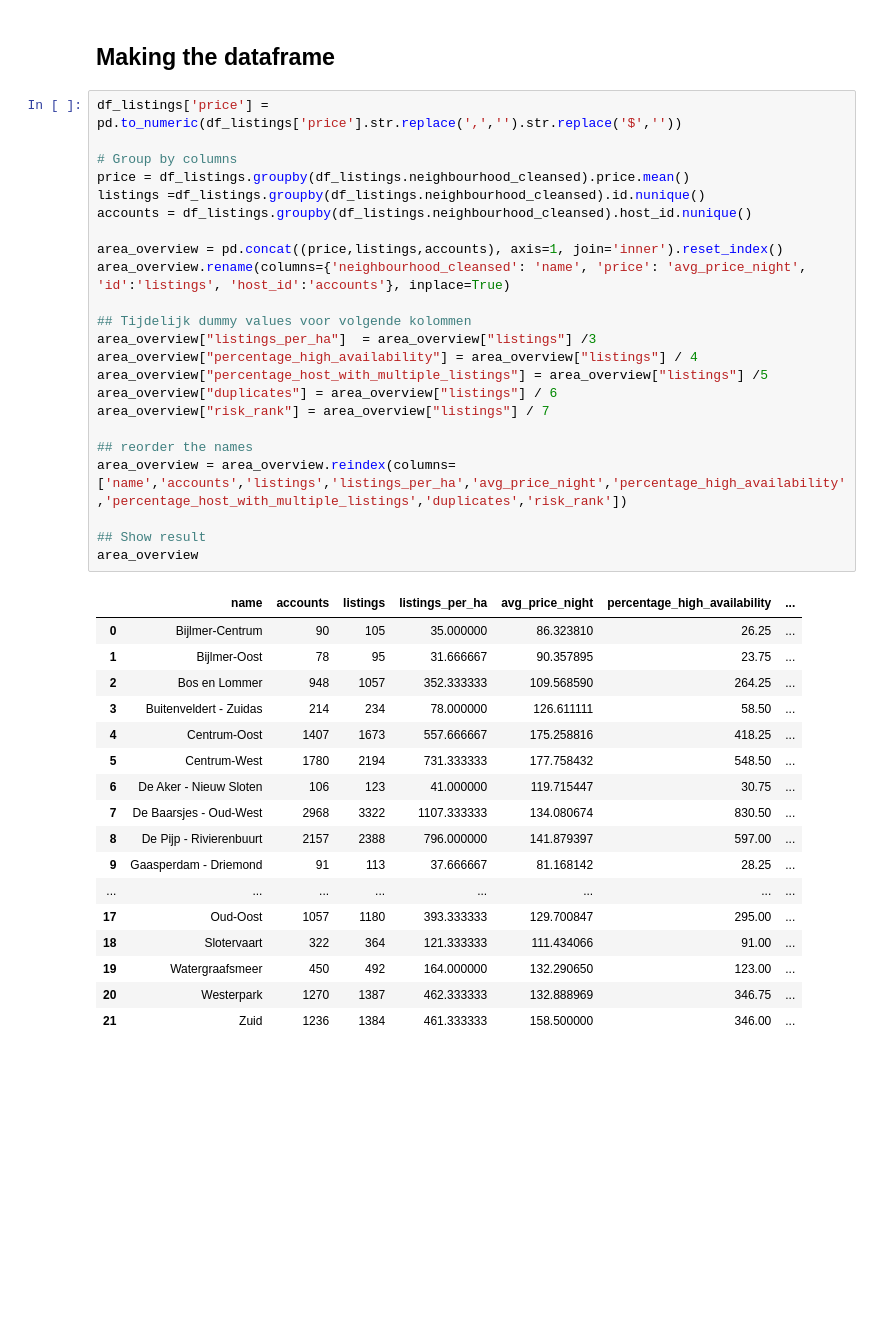
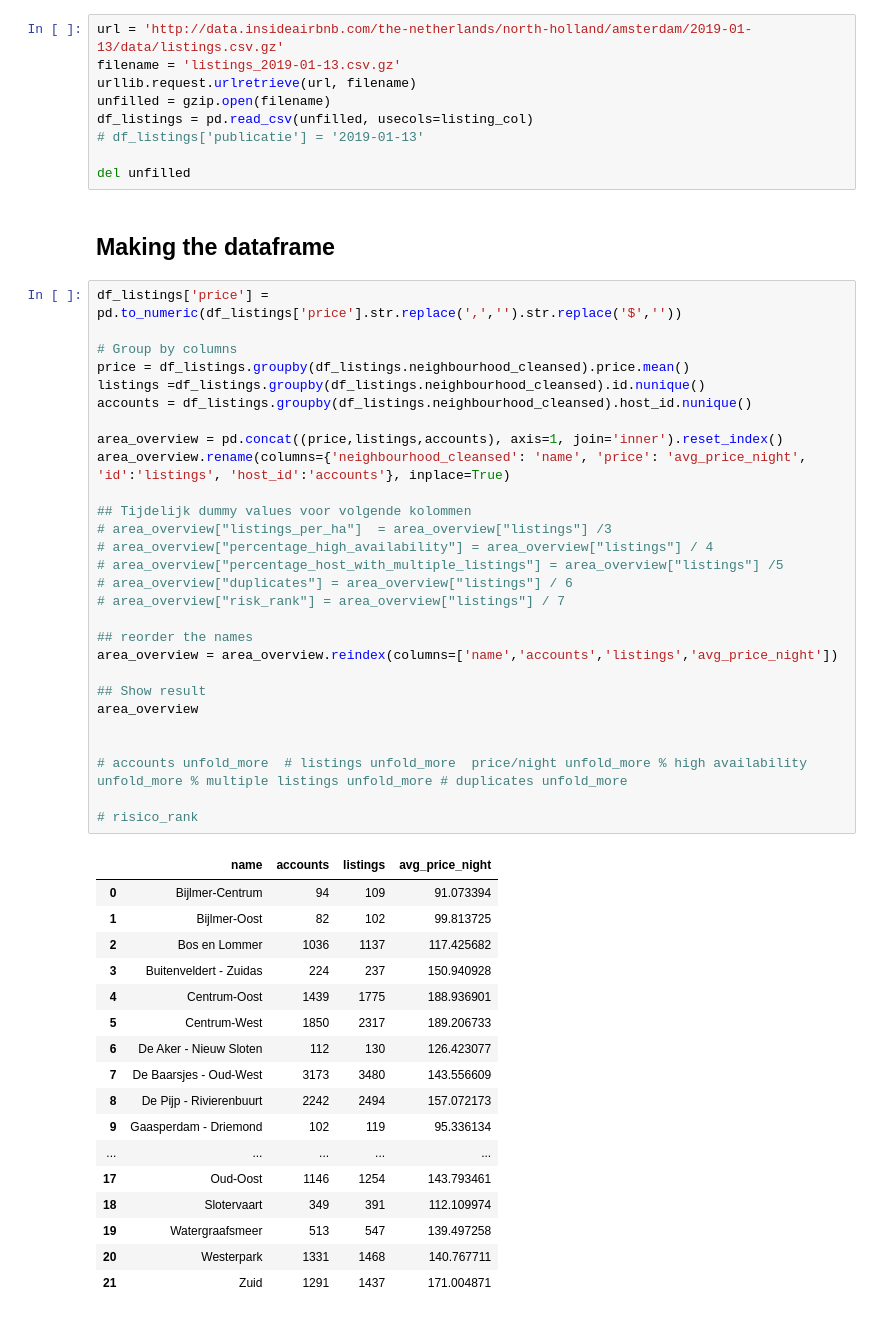
Before and after one commit to JeffreyBosman/DataSystemsProject, a Jupyter notebook: Area_overview/Data_area_overview.ipynb, the cells around one changed output. Saved outputs shown, nothing was run; the diff lists cells and outputs as text; blank space fills up the shorter version.

```diff
--- a/Area_overview/Data_area_overview.ipynb
+++ b/Area_overview/Data_area_overview.ipynb
@@ -110,43 +94,57 @@ Not Found
+# %%
+url = 'http://data.insideairbnb.com/the-netherlands/north-holland/amsterdam/2019-01-13/data/listings.csv.gz'
+filename = 'listings_2019-01-13.csv.gz'
+urllib.request.urlretrieve(url, filename)
+unfilled = gzip.open(filename)
+df_listings = pd.read_csv(unfilled, usecols=listing_col)
+# df_listings['publicatie'] = '2019-01-13'
+
+del unfilled
 # %% [markdown]
 ## Making the dataframe
 # %%
 df_listings['price'] = pd.to_numeric(df_listings['price'].str.replace(',','').str.replace('$',''))
 
 # Group by columns
 price = df_listings.groupby(df_listings.neighbourhood_cleansed).price.mean()
 listings =df_listings.groupby(df_listings.neighbourhood_cleansed).id.nunique()
 accounts = df_listings.groupby(df_listings.neighbourhood_cleansed).host_id.nunique()
 
 area_overview = pd.concat((price,listings,accounts), axis=1, join='inner').reset_index()
 area_overview.rename(columns={'neighbourhood_cleansed': 'name', 'price': 'avg_price_night', 'id':'listings', 'host_id':'accounts'}, inplace=True)
 
 ## Tijdelijk dummy values voor volgende kolommen
-area_overview["listings_per_ha"]  = area_overview["listings"] /3
-area_overview["percentage_high_availability"] = area_overview["listings"] / 4
-area_overview["percentage_host_with_multiple_listings"] = area_overview["listings"] /5
-area_overview["duplicates"] = area_overview["listings"] / 6
-area_overview["risk_rank"] = area_overview["listings"] / 7
+# area_overview["listings_per_ha"]  = area_overview["listings"] /3
+# area_overview["percentage_high_availability"] = area_overview["listings"] / 4
+# area_overview["percentage_host_with_multiple_listings"] = area_overview["listings"] /5
+# area_overview["duplicates"] = area_overview["listings"] / 6
+# area_overview["risk_rank"] = area_overview["listings"] / 7
 
 ## reorder the names
-area_overview = area_overview.reindex(columns=['name','accounts','listings','listings_per_ha','avg_price_night','percentage_high_availability','percentage_host_with_multiple_listings','duplicates','risk_rank'])
+area_overview = area_overview.reindex(columns=['name','accounts','listings','avg_price_night'])
 
 ## Show result
 area_overview
+
+
+# accounts unfold_more	# listings unfold_more	price/night unfold_more	% high availability unfold_more	% multiple listings unfold_more	# duplicates unfold_more
+
+# risico_rank
 # %% [output]
-|  | name | accounts | listings | listings_per_ha | avg_price_night | percentage_high_availability | ... |
-| 0 | Bijlmer-Centrum | 90 | 105 | 35.000000 | 86.323810 | 26.25 | ... |
-| 1 | Bijlmer-Oost | 78 | 95 | 31.666667 | 90.357895 | 23.75 | ... |
-| 2 | Bos en Lommer | 948 | 1057 | 352.333333 | 109.568590 | 264.25 | ... |
-| 3 | Buitenveldert - Zuidas | 214 | 234 | 78.000000 | 126.611111 | 58.50 | ... |
-| 4 | Centrum-Oost | 1407 | 1673 | 557.666667 | 175.258816 | 418.25 | ... |
-| 5 | Centrum-West | 1780 | 2194 | 731.333333 | 177.758432 | 548.50 | ... |
-| 6 | De Aker - Nieuw Sloten | 106 | 123 | 41.000000 | 119.715447 | 30.75 | ... |
-| 7 | De Baarsjes - Oud-West | 2968 | 3322 | 1107.333333 | 134.080674 | 830.50 | ... |
-| 8 | De Pijp - Rivierenbuurt | 2157 | 2388 | 796.000000 | 141.879397 | 597.00 | ... |
-| 9 | Gaasperdam - Driemond | 91 | 113 | 37.666667 | 81.168142 | 28.25 | ... |
-| ... | ... | ... | ... | ... | ... | ... | ... |
-| 17 | Oud-Oost | 1057 | 1180 | 393.333333 | 129.700847 | 295.00 | ... |
-| 18 | Slotervaart | 322 | 364 | 121.333333 | 111.434066 | 91.00 | ... |
-| 19 | Watergraafsmeer | 450 | 492 | 164.000000 | 132.290650 | 123.00 | ... |
-| 20 | Westerpark | 1270 | 1387 | 462.333333 | 132.888969 | 346.75 | ... |
-| 21 | Zuid | 1236 | 1384 | 461.333333 | 158.500000 | 346.00 | ... |
+|  | name | accounts | listings | avg_price_night |
+| 0 | Bijlmer-Centrum | 94 | 109 | 91.073394 |
+| 1 | Bijlmer-Oost | 82 | 102 | 99.813725 |
+| 2 | Bos en Lommer | 1036 | 1137 | 117.425682 |
+| 3 | Buitenveldert - Zuidas | 224 | 237 | 150.940928 |
+| 4 | Centrum-Oost | 1439 | 1775 | 188.936901 |
+| 5 | Centrum-West | 1850 | 2317 | 189.206733 |
+| 6 | De Aker - Nieuw Sloten | 112 | 130 | 126.423077 |
+| 7 | De Baarsjes - Oud-West | 3173 | 3480 | 143.556609 |
+| 8 | De Pijp - Rivierenbuurt | 2242 | 2494 | 157.072173 |
+| 9 | Gaasperdam - Driemond | 102 | 119 | 95.336134 |
+| ... | ... | ... | ... | ... |
+| 17 | Oud-Oost | 1146 | 1254 | 143.793461 |
+| 18 | Slotervaart | 349 | 391 | 112.109974 |
+| 19 | Watergraafsmeer | 513 | 547 | 139.497258 |
+| 20 | Westerpark | 1331 | 1468 | 140.767711 |
+| 21 | Zuid | 1291 | 1437 | 171.004871 |
```
Also changed, not shown: parts of 8 cells of this notebook, 1 other file.
